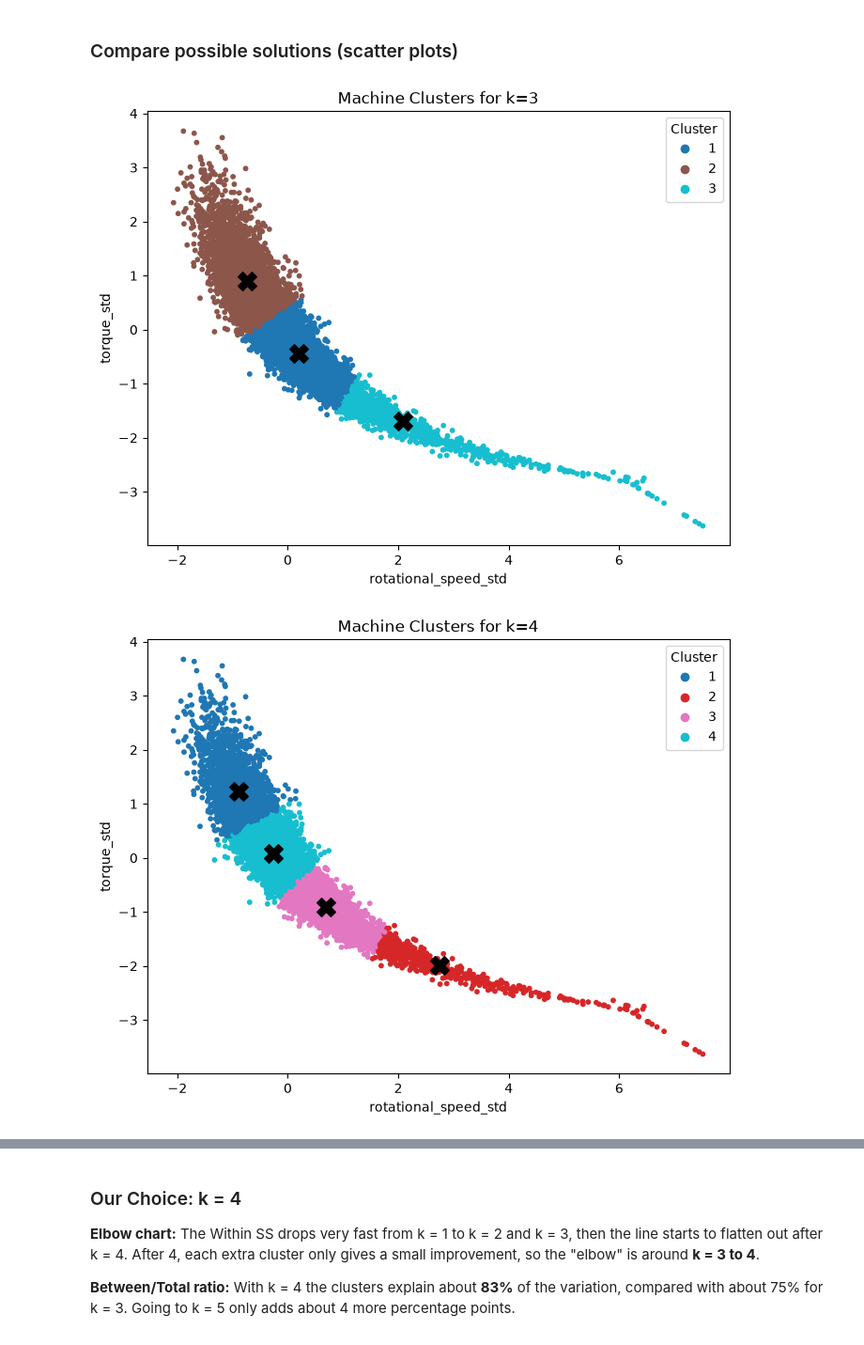
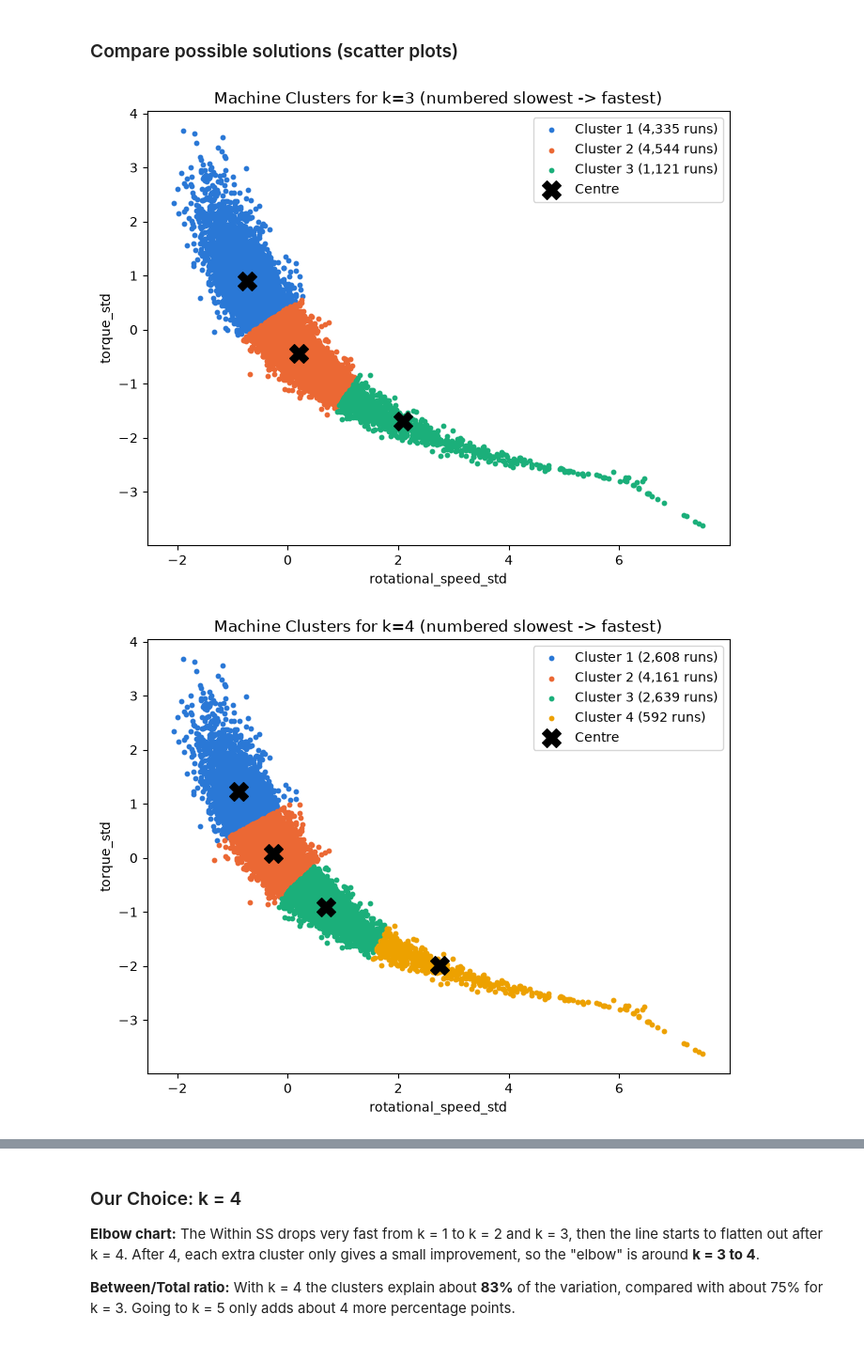
Before and after one commit to DavisenV/Group1-PROG8431-ProblemAnalysis_Workshop_B, a Jupyter notebook: Workshop_B.ipynb, the cells around one changed output, grey strips where cells are left out. Shown at 94% size. Cells and saved outputs as stored; diff of their text form; code cells hidden in the pictures.

```diff
--- a/Workshop_B.ipynb
+++ b/Workshop_B.ipynb
@@ -478,28 +481,30 @@ print(ss_table)
 # %%
 for k in [3, 4, 5]:
 
-    df_clean["cluster"] = cluster_models[k].labels_ + 1
+    labels = ordered_labels(cluster_models[k])
 
     plt.figure(figsize=(8, 6))
 
-    scatter = plt.scatter(
-        df_clean["rotational_speed_std"],
-        df_clean["torque_std"],
-        c=df_clean["cluster"],
-        cmap="tab10",
-        s=10
-    )
+    for c in range(1, k + 1):
+        members = labels == c
+        plt.scatter(
+            df_clean.loc[members, "rotational_speed_std"],
+            df_clean.loc[members, "torque_std"],
+            color=CLUSTER_COLOURS[c - 1],
+            s=10,
+            label=f"Cluster {c} ({members.sum():,} runs)"
+        )
 
     # Show the centres as black X's
-    centres = cluster_models[k].cluster_centers_
-    plt.scatter(centres[:, 0], centres[:, 1], c="black", marker="X", s=200)
+    centres = ordered_centres(cluster_models[k])
+    plt.scatter(centres[:, 0], centres[:, 1], c="black", marker="X", s=200, label="Centre")
 
-    plt.title(f"Machine Clusters for k={k}")
+    plt.title(f"Machine Clusters for k={k} (numbered slowest -> fastest)")
     plt.xlabel("rotational_speed_std")
     plt.ylabel("torque_std")
-    plt.legend(*scatter.legend_elements(), title="Cluster")
+    plt.legend()
 
     plt.show()
 # %% [output]
-[figure, old version]
+[figure, new version]
-[figure, old version]
+[figure, new version]
```
Also changed, not shown: parts of 12 cells of this notebook.
